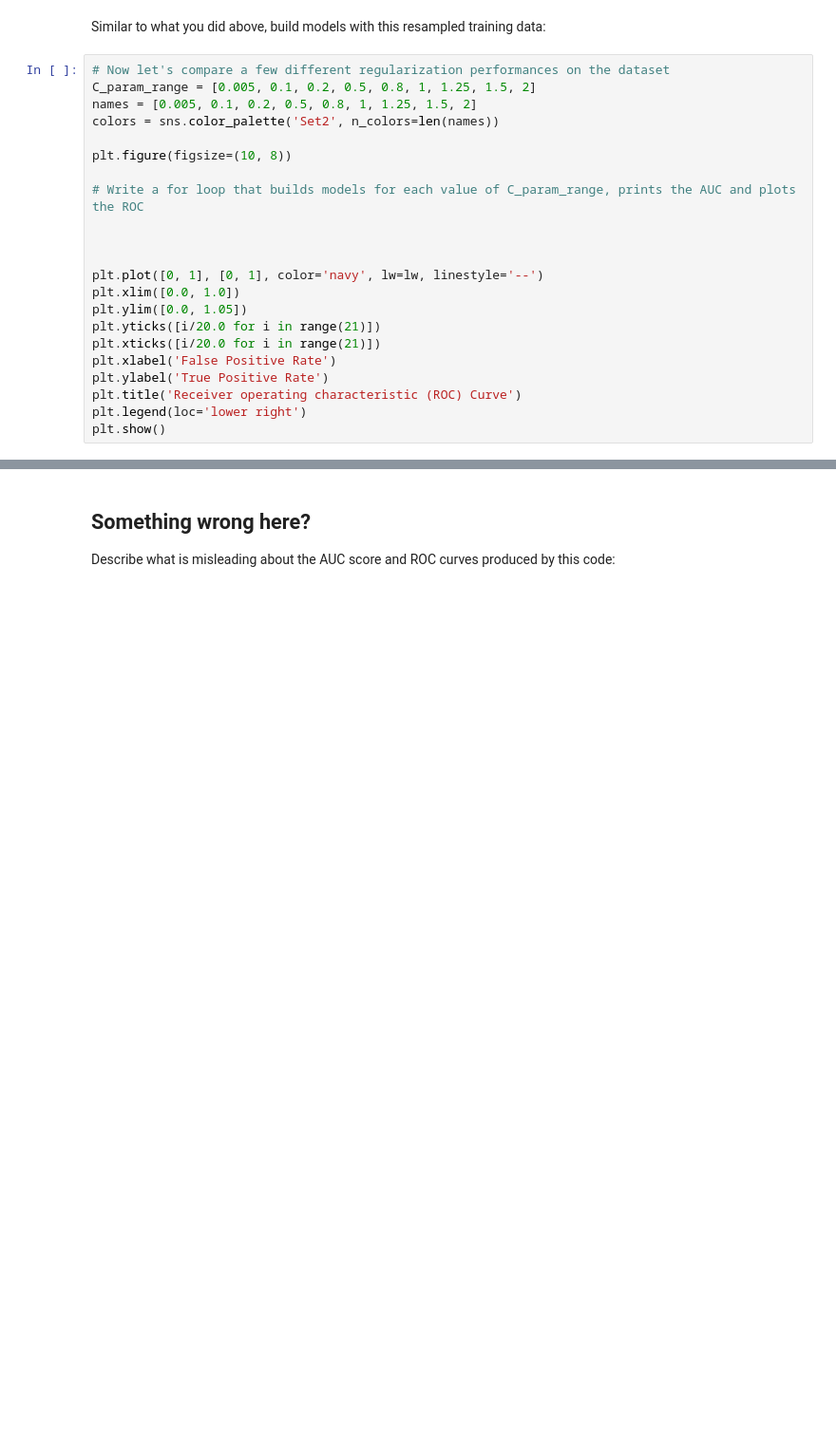
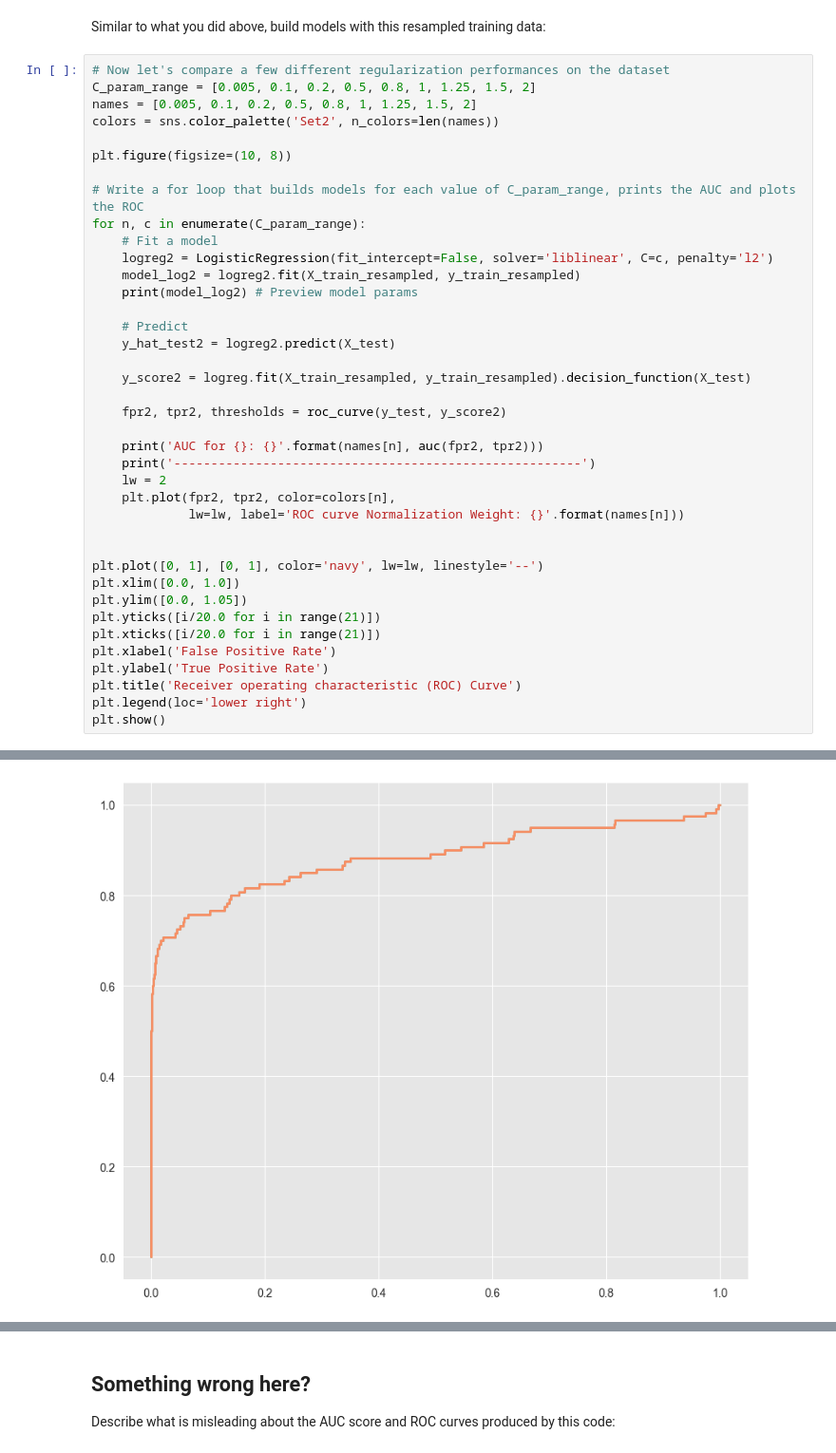
Before and after one commit to Ray-Onsongo/dsc-class-imbalance-problems-lab-Ray, a Jupyter notebook: index.ipynb, the cells around one changed output, grey strips where cells are left out. Shown: that part at 95% size. Drawn from its saved outputs; the diff is of its cells as text; blank space fills up the shorter version.

```diff
--- a/index.ipynb
+++ b/index.ipynb
@@ -298,7 +294,24 @@ colors = sns.color_palette('Set2', n_colors=len(names))
 plt.figure(figsize=(10, 8))
 
 # Write a for loop that builds models for each value of C_param_range, prints the AUC and plots the ROC
+for n, c in enumerate(C_param_range):
+    # Fit a model
+    logreg2 = LogisticRegression(fit_intercept=False, solver='liblinear', C=c, penalty='l2')
+    model_log2 = logreg2.fit(X_train_resampled, y_train_resampled)
+    print(model_log2) # Preview model params
 
+    # Predict
+    y_hat_test2 = logreg2.predict(X_test)
+
+    y_score2 = logreg.fit(X_train_resampled, y_train_resampled).decision_function(X_test)
+
+    fpr2, tpr2, thresholds = roc_curve(y_test, y_score2)
+
+    print('AUC for {}: {}'.format(names[n], auc(fpr2, tpr2)))
+    print('-------------------------------------------------------')
+    lw = 2
+    plt.plot(fpr2, tpr2, color=colors[n],
+             lw=lw, label='ROC curve Normalization Weight: {}'.format(names[n]))
 
 
 plt.plot([0, 1], [0, 1], color='navy', lw=lw, linestyle='--')
@@ -311,3 +324,4 @@ plt.ylabel('True Positive Rate')
 plt.title('Receiver operating characteristic (ROC) Curve')
 plt.legend(loc='lower right')
 plt.show()
+# %% [output]
@@ -313,0 +345 @@ plt.show()
+[figure, added]
```
Also changed, not shown: parts of 4 cells of this notebook.
